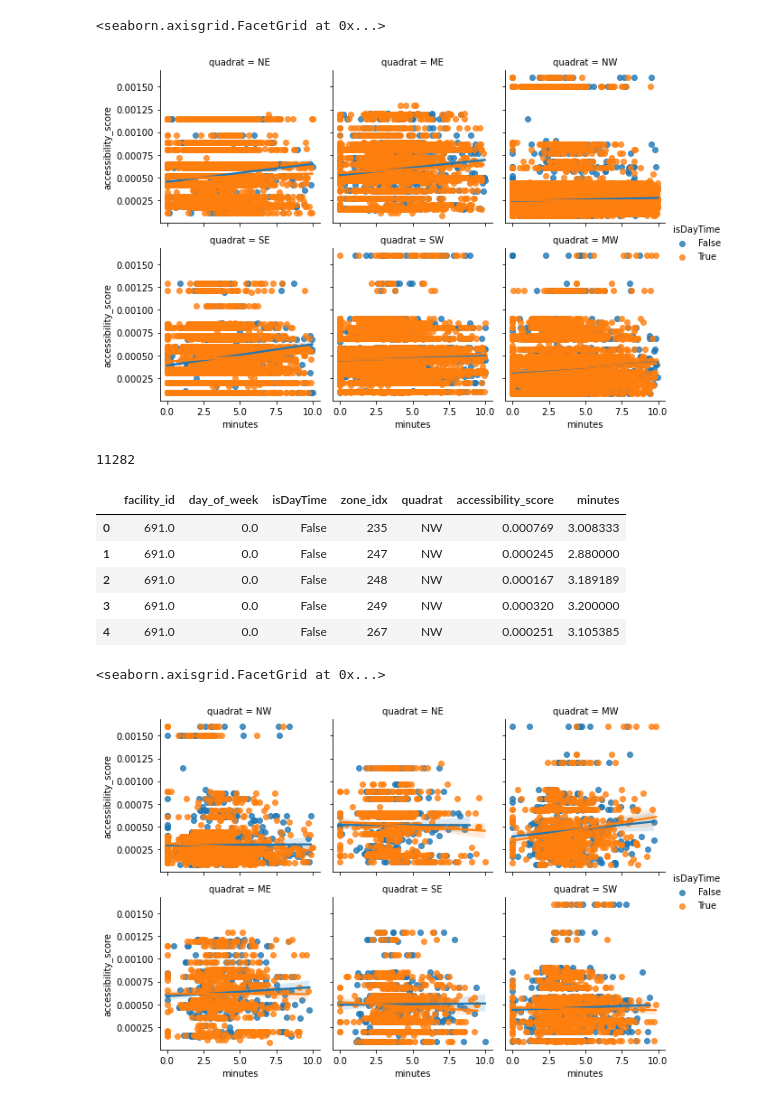
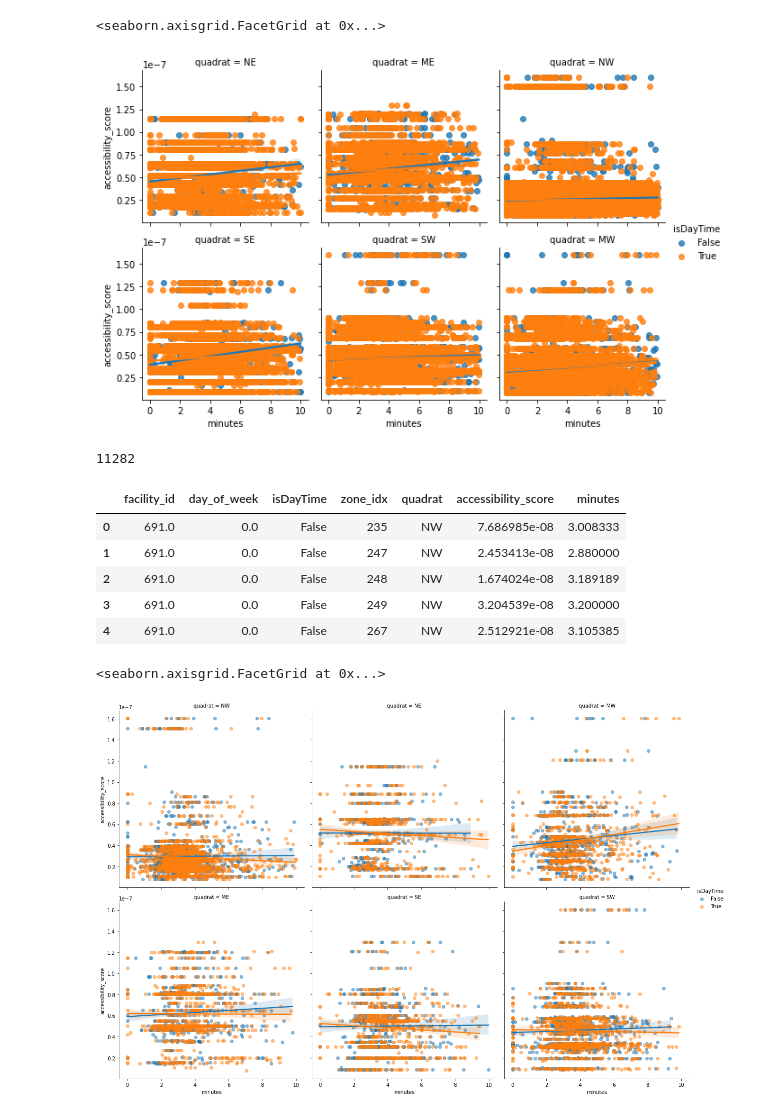
Before and after one commit to mjgood4/firstrespondersites, a Jupyter notebook: jyEDA/Spacial_Accessibility_Correlations.ipynb, the cells around one changed output. Drawn from its saved outputs; the diff is of its cells as text; code cells hidden in the pictures.

```diff
--- a/jyEDA/Spacial_Accessibility_Correlations.ipynb
+++ b/jyEDA/Spacial_Accessibility_Correlations.ipynb
@@ -66,8 +66,6 @@ df['isDayTime'] = (df.response_dttm.dt.hour > 5) & (df.response_dttm.dt.hour < 1
 df = df[df['isDayTime'].notna()]
 df = df[df['day_of_week'].notna()]
 df = df[df['facility_id'].notna()]
-# %%
-df["accessibility_score"] = df["accessibility_score"]/10000
 # %%
 df_filtered = df[(df.minutes > 10) & (df.minutes < 40)]
 # %%
@@ -110,7 +108,7 @@ df_filtered = df[(df.minutes < 10)]
 sb.lmplot( "minutes", "accessibility_score", df_filtered, fit_reg=True,hue="isDayTime",col="quadrat",col_wrap=3,height=3)
 # %% [output]
 <seaborn.axisgrid.FacetGrid at 0x...>
-[figure, old version]
+[figure, new version]
 # %%
 df_ag = df_filtered.groupby(["facility_id", "day_of_week", "isDayTime", "zone_idx", "quadrat"], as_index=False).agg({"accessibility_score":"mean", "minutes":"mean"})
 print(len(df_ag))
@@ -118,13 +116,13 @@ df_ag.head()
 # %% [output]
 11282
 |  | facility_id | day_of_week | isDayTime | zone_idx | quadrat | accessibility_score | minutes |
-| 0 | 691.0 | 0.0 | False | 235 | NW | 0.000769 | 3.008333 |
-| 1 | 691.0 | 0.0 | False | 247 | NW | 0.000245 | 2.880000 |
-| 2 | 691.0 | 0.0 | False | 248 | NW | 0.000167 | 3.189189 |
-| 3 | 691.0 | 0.0 | False | 249 | NW | 0.000320 | 3.200000 |
-| 4 | 691.0 | 0.0 | False | 267 | NW | 0.000251 | 3.105385 |
+| 0 | 691.0 | 0.0 | False | 235 | NW | 7.686985e-08 | 3.008333 |
+| 1 | 691.0 | 0.0 | False | 247 | NW | 2.453413e-08 | 2.880000 |
+| 2 | 691.0 | 0.0 | False | 248 | NW | 1.674024e-08 | 3.189189 |
+| 3 | 691.0 | 0.0 | False | 249 | NW | 3.204539e-08 | 3.200000 |
+| 4 | 691.0 | 0.0 | False | 267 | NW | 2.512921e-08 | 3.105385 |
 # %%
-sb.lmplot( "minutes", "accessibility_score", df_ag, fit_reg=True,hue="isDayTime",col="quadrat",col_wrap=3,height=3)
+sb.lmplot( "minutes", "accessibility_score", df_ag, fit_reg=True,hue="isDayTime",col="quadrat",col_wrap=3,height=3, scatter_kws={'alpha':0.5}, size=5.5)
 # %% [output]
 <seaborn.axisgrid.FacetGrid at 0x...>
-[figure, old version]
+[figure, new version]
```
Also changed, not shown: parts of 3 cells of this notebook.
